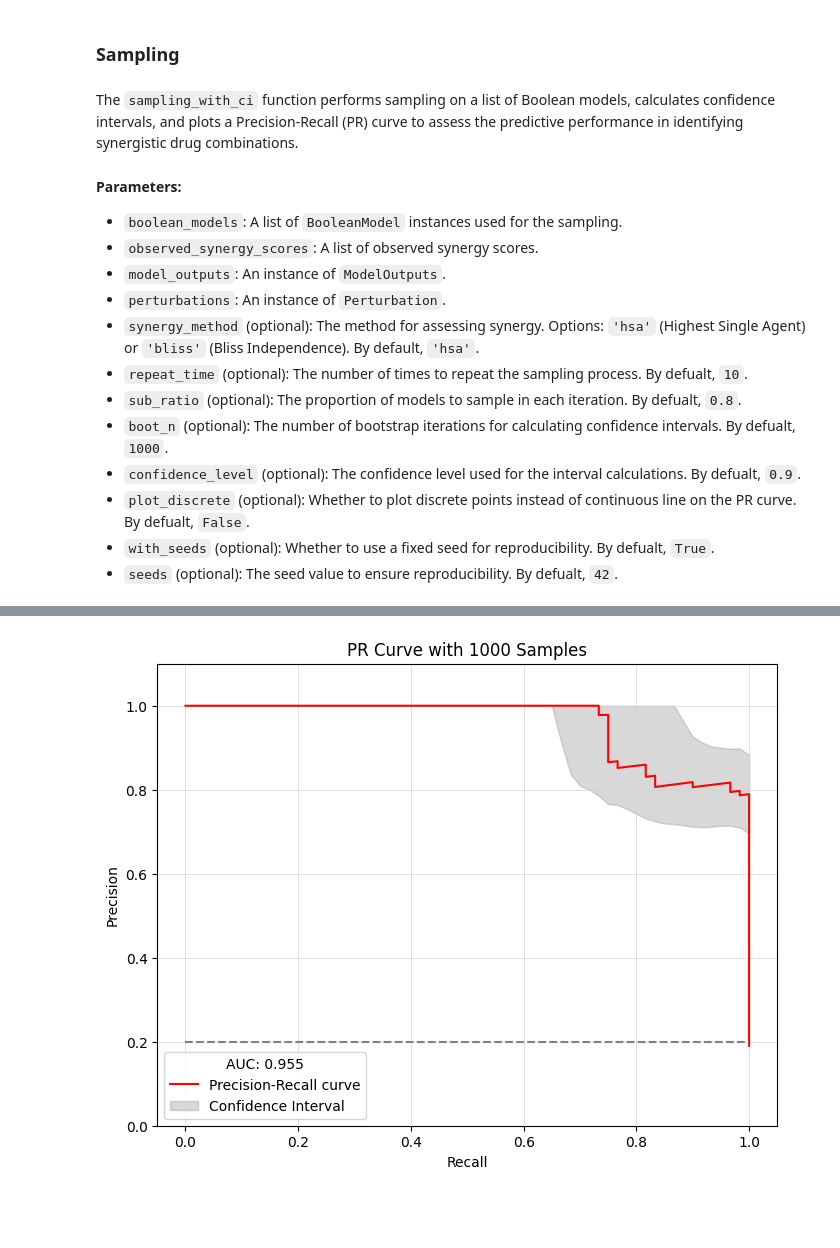
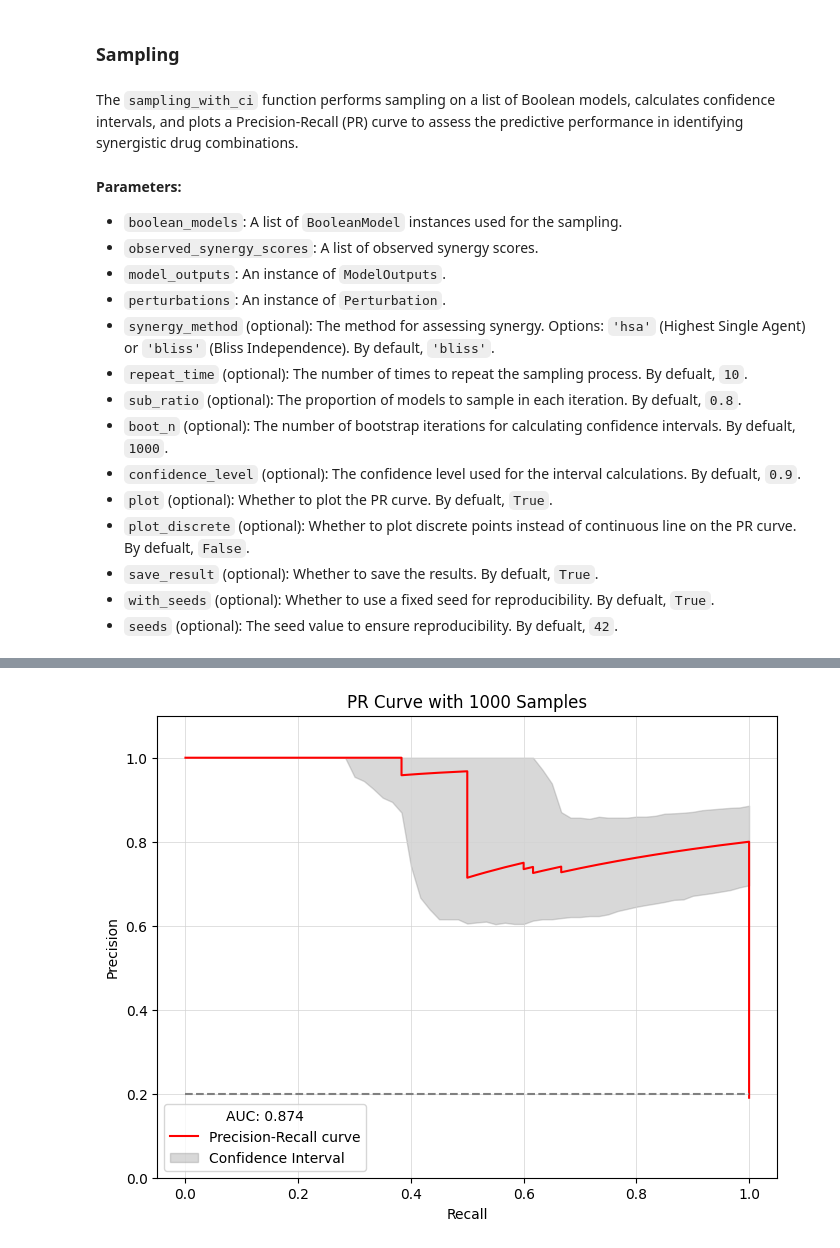
Before and after one commit to druglogics/pydruglogics, a Jupyter notebook: pydruglogics_tutorial.ipynb, the cells around one changed output, grey strips where cells are left out. Cells and saved outputs as stored; diff of their text form; code cells hidden in the pictures; blank space fills up the shorter version.

```diff
--- a/pydruglogics_tutorial.ipynb
+++ b/pydruglogics_tutorial.ipynb
@@ -279,7 +279,7 @@ The Evolution pipeline uses the `PyGAD` Genetic Algoritm . For more information
 ga_args = {
         'num_generations': 20,
         'num_parents_mating': 3,
-        'mutation_num_genes': 1,
+        'mutation_num_genes': 10,
         'fitness_batch_size': 20,
         'crossover_type': 'single_point',
         'mutation_type': 'random',
@@ -472,5 +481,5 @@ from pydruglogics.model.Statistics import compare_two_simulations
 # %%
 compare_two_simulations(best_boolean_models_calibrated, best_boolean_models_random, observed_synergy_scores,
-                            model_outputs,perturbations, 'hsa','Calibrated (Non-Normalized)',
+                            model_outputs,perturbations, 'bliss','Calibrated (Non-Normalized)',
                             'Random', False)
 # %% [output]
@@ -503,12 +512,14 @@ The `sampling_with_ci` function performs sampling on a list of Boolean models, c
 - `observed_synergy_scores`: A list of observed synergy scores.
 - `model_outputs`: An instance of `ModelOutputs`.
 - `perturbations`: An instance of `Perturbation`.
-- `synergy_method` (optional): The method for assessing synergy. Options: `'hsa'` (Highest Single Agent) or  `'bliss'` (Bliss Independence). By default, `'hsa'`.
+- `synergy_method` (optional): The method for assessing synergy. Options: `'hsa'` (Highest Single Agent) or  `'bliss'` (Bliss Independence). By default, `'bliss'`.
 - `repeat_time` (optional): The number of times to repeat the sampling process. By defualt, `10`.
 - `sub_ratio` (optional): The proportion of models to sample in each iteration. By defualt, `0.8`.
 - `boot_n` (optional): The number of bootstrap iterations for calculating confidence intervals. By defualt, `1000`.
 - `confidence_level` (optional): The confidence level used for the interval calculations. By defualt, `0.9`.
+- `plot` (optional):  Whether to plot the PR curve. By defualt, `True`.
 - `plot_discrete` (optional): Whether to plot discrete points instead of continuous line on the PR curve. By defualt, `False`.
+- `save_result` (optional): Whether to save the results. By defualt, `True`.
 - `with_seeds` (optional): Whether to use a fixed seed for reproducibility. By defualt, `True`.
 - `seeds` (optional): The seed value to ensure reproducibility. By defualt, `42`.
 # %%
@@ -516,4 +527,4 @@ from pydruglogics.model.Statistics import sampling_with_ci
 # %%
 sampling_with_ci(best_boolean_models_calibrated, observed_synergy_scores, model_outputs, perturbations,
-                     repeat_time=15, sub_ratio=0.8, boot_n=1000, confidence_level= 0.95, plot_discrete=False, with_seeds=True)
+                     repeat_time=15, sub_ratio=0.8, boot_n=1000, confidence_level= 0.95, save_result=False, plot_discrete=False, with_seeds=True)
 # %% [output]
@@ -537 +548 @@ Synergy scores (hsa):
-[figure, old version]
+[figure, new version]
```
Also changed, not shown: parts of 28 cells of this notebook, 8 other files.
